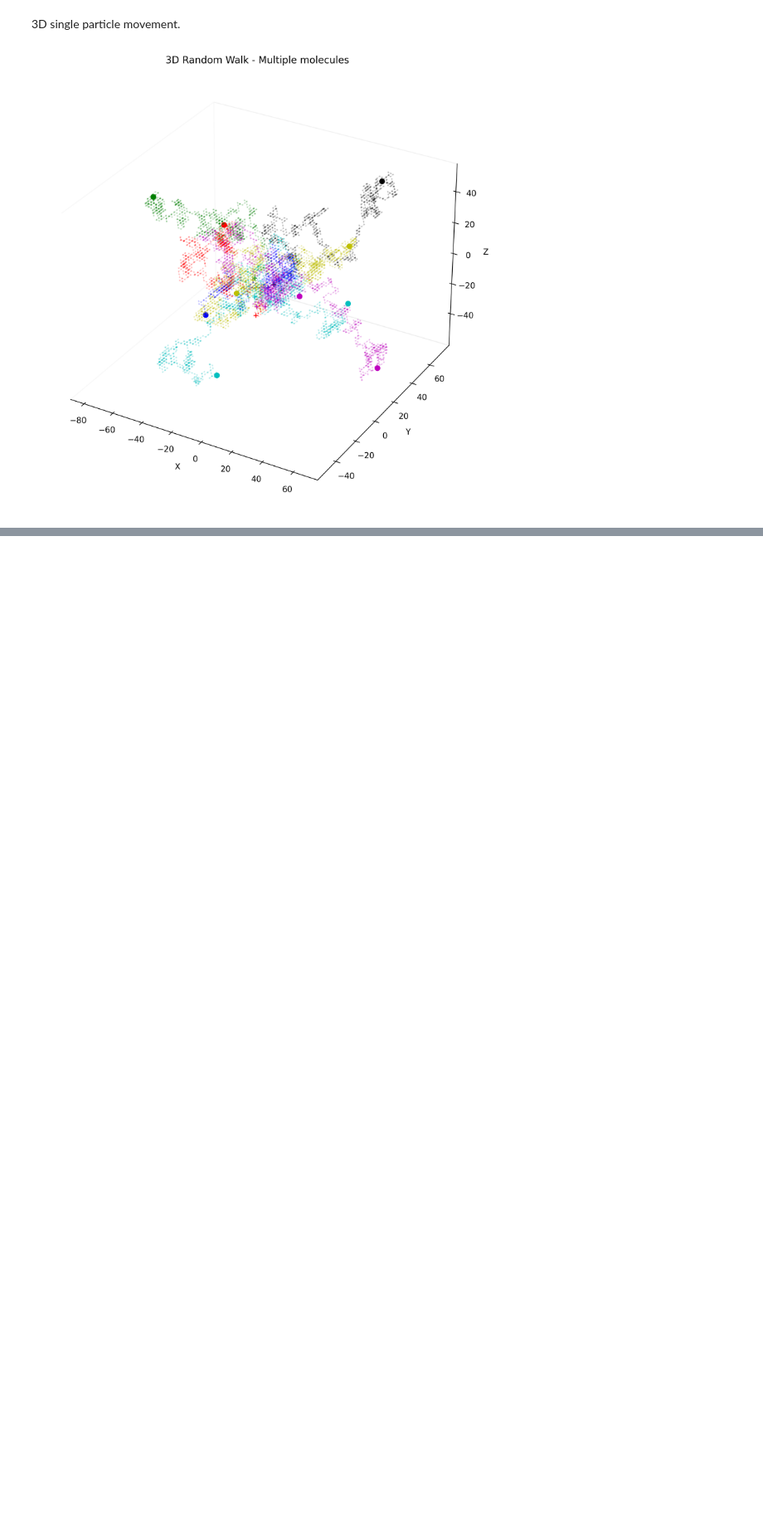
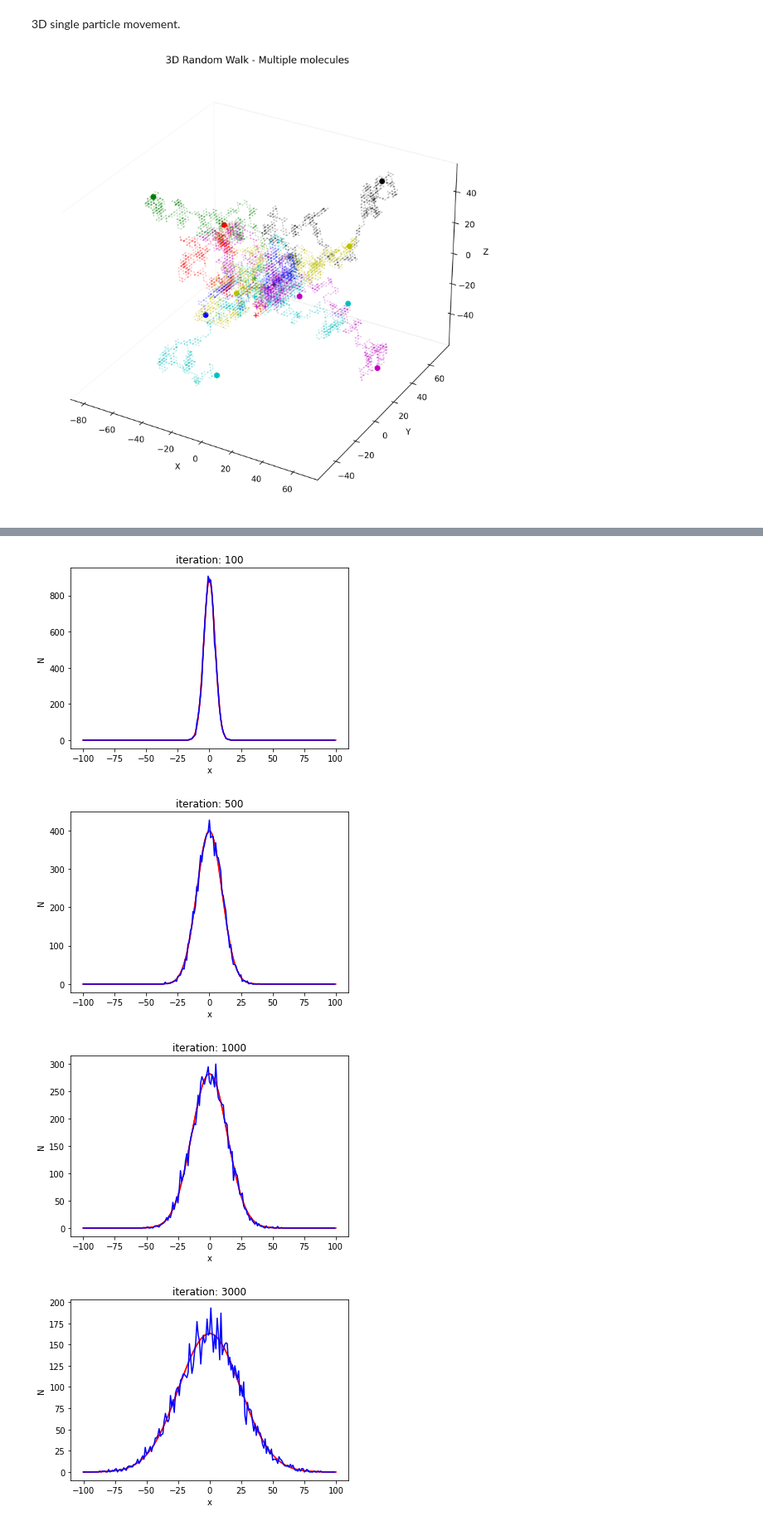
Before and after one commit to Sheaza/random-walk-pfe-project, a Jupyter notebook: random-walk.ipynb, the cells around one changed output, grey strips where cells are left out. Shown at 83% size. Saved outputs shown, nothing was run; the diff lists cells and outputs as text; code cells hidden in the pictures; blank space fills up the shorter version.

```diff
--- a/random-walk.ipynb
+++ b/random-walk.ipynb
@@ -197,0 +200,46 @@ plt.show()
+# %%
+M = 10000 # Nr of walkers
+L = 100 # Max size of lattice
+# Each time step - move walkers and propagate diffusion solution
+p = 0.1 # Prob for motion
+pinv = 1.0-p
+nsteps = 3001 # Nr of timesteps
+# Initialize walkers
+x = np.zeros(M) # Initial position of walkers
+edges = np.array(range(-L,L+1))-0.5
+xc = 0.5*(edges[:-1]+edges[1:])
+# Initialize concentrations
+c = np.zeros((2*L+1,2))
+i0 = 0
+i1 = 1
+c[L] = M # c[L] corresponds to x = 0
+cx = range(-L,L+1)
+D = p
+plt.ion()
+noutput = 100
+for it in range(nsteps):
+    # First update positions of all random walkers
+    for iw in range(M):
+        rnd = np.random.rand(1)
+        dx = -1*(rnd<p)+1*(rnd>pinv)
+        x[iw] = x[iw] + dx
+        # Perform explicit step for diffusion equation
+    for ix in range(1,len(c)-1):
+        # use i0 and generate i1
+        c[ix,i1] = c[ix,i0] + D*(c[ix-1,i0]-2*c[ix,i0]+c[ix+1,i0])
+    # Flip i0 and i1
+    ii = i1
+    i1 = i0
+    i0 = ii
+    # Plot the two concentrations
+    if it in [100,500,1000,3000]:
+        Nx,e = np.histogram(x,edges)
+        plt.clf()
+        plt.plot(cx,c,'-r',xc,Nx,'-b')
+        plt.title(f'iteration: {it}')
+        plt.xlabel('x'),plt.ylabel('N'),plt.pause(0.001)
+# %% [output]
+[figure, added]
+[figure, added]
+[figure, added]
+[figure, added]
```
Also changed, not shown: parts of 2 cells of this notebook.
